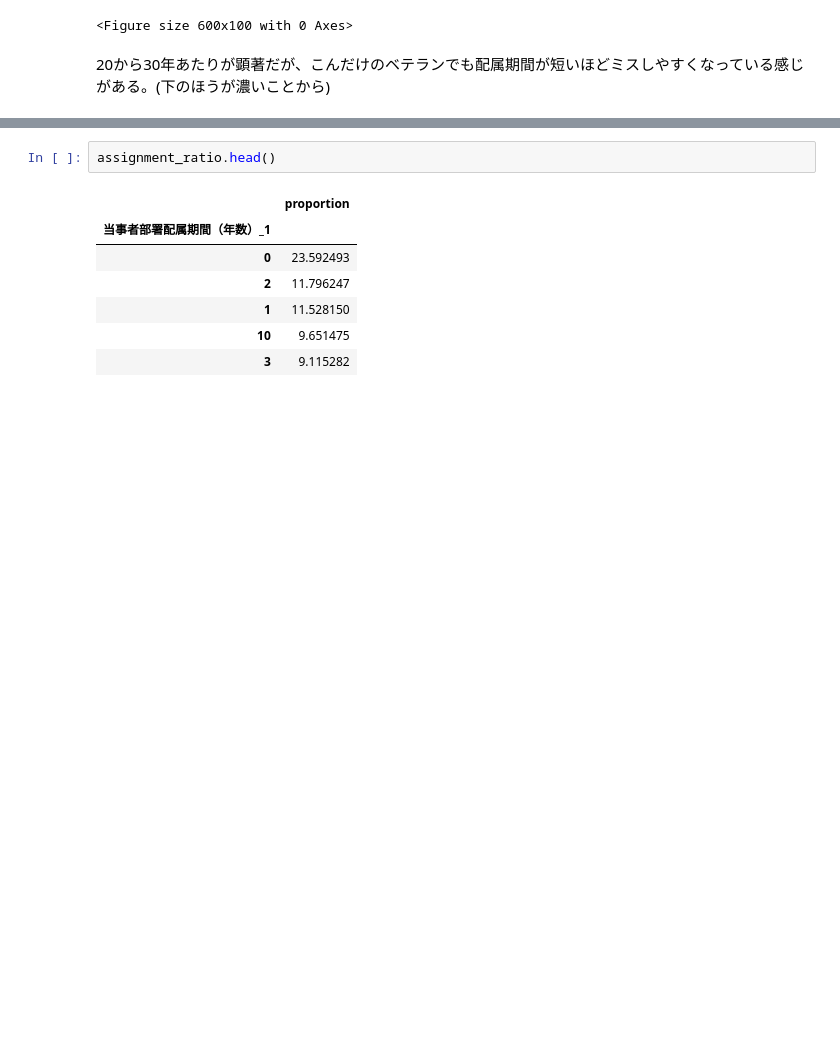
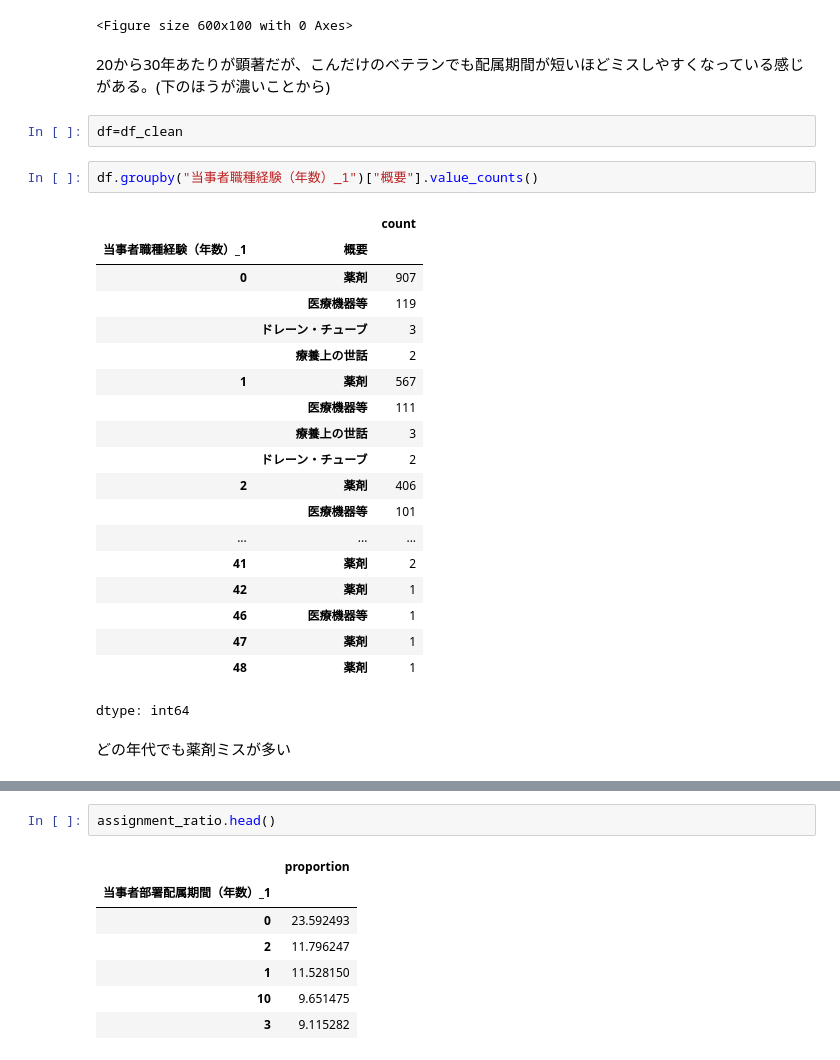
Before and after one commit to maizoh/Project_Shinshu, a Jupyter notebook: Project_Shinshu.ipynb, the cells around one changed output, grey strips where cells are left out. Drawn from its saved outputs; the diff is of its cells as text; blank space fills up the shorter version.

```diff
--- a/Project_Shinshu.ipynb
+++ b/Project_Shinshu.ipynb
@@ -76,6 +79,32 @@ plt.show()
 <Figure size 600x100 with 0 Axes>
 # %% [markdown]
 20から30年あたりが顕著だが、こんだけのベテランでも配属期間が短いほどミスしやすくなっている感じがある。(下のほうが濃いことから)
+# %%
+df=df_clean
+# %%
+df.groupby("当事者職種経験（年数）_1")["概要"].value_counts()
+# %% [output]
+|  |  | count |
+| 当事者職種経験（年数）_1 | 概要 |  |
+| 0 | 薬剤 | 907 |
+|  | 医療機器等 | 119 |
+|  | ドレーン・チューブ | 3 |
+|  | 療養上の世話 | 2 |
+| 1 | 薬剤 | 567 |
+|  | 医療機器等 | 111 |
+|  | 療養上の世話 | 3 |
+|  | ドレーン・チューブ | 2 |
+| 2 | 薬剤 | 406 |
+|  | 医療機器等 | 101 |
+| ... | ... | ... |
+| 41 | 薬剤 | 2 |
+| 42 | 薬剤 | 1 |
+| 46 | 医療機器等 | 1 |
+| 47 | 薬剤 | 1 |
+| 48 | 薬剤 | 1 |
+dtype: int64
+# %% [markdown]
+どの年代でも薬剤ミスが多い
 # %%
 import matplotlib.pyplot as plt
 import numpy as np
```
Also changed, not shown: parts of 16 cells of this notebook.
